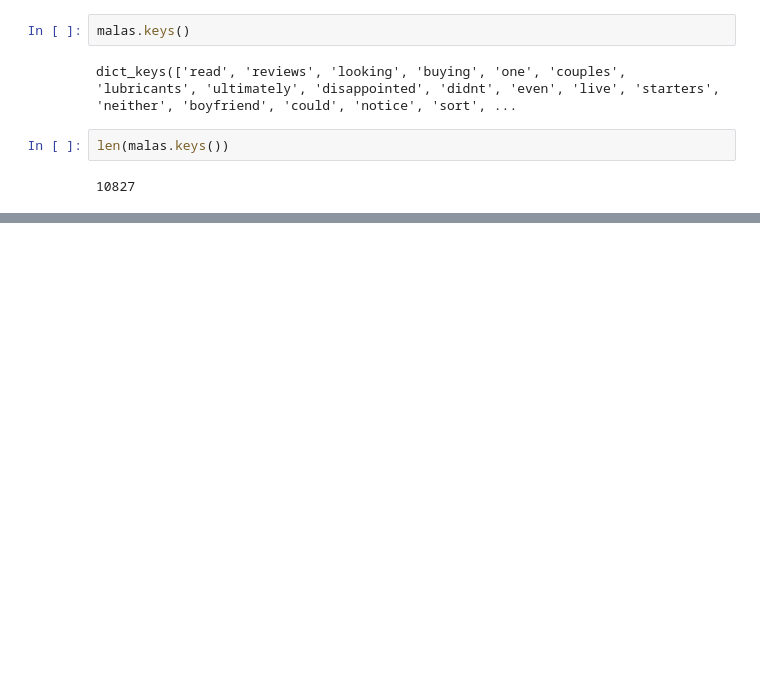
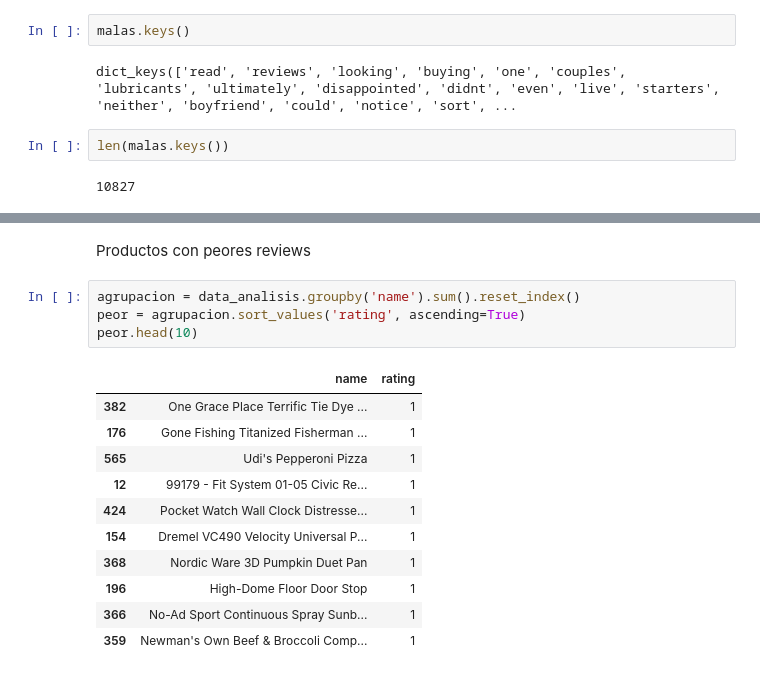
Before and after one commit to andreaeliasc/Lab5-DataScience, a Jupyter notebook: Lab5.ipynb, the cells around one changed output, grey strips where cells are left out. Saved outputs shown, nothing was run; the diff lists cells and outputs as text; blank space fills up the shorter version.

```diff
--- a/Lab5.ipynb
+++ b/Lab5.ipynb
@@ -277,0 +313,18 @@ len(malas.keys())
+# %% [markdown]
+Productos con peores reviews
+# %%
+agrupacion = data_analisis.groupby('name').sum().reset_index()
+peor = agrupacion.sort_values('rating', ascending=True)
+peor.head(10)
+# %% [output]
+|  | name | rating |
+| 382 | One Grace Place Terrific Tie Dye ... | 1 |
+| 176 | Gone Fishing Titanized Fisherman ... | 1 |
+| 565 | Udi's Pepperoni Pizza | 1 |
+| 12 | 99179 - Fit System 01-05 Civic Re... | 1 |
+| 424 | Pocket Watch Wall Clock Distresse... | 1 |
+| 154 | Dremel VC490 Velocity Universal P... | 1 |
+| 368 | Nordic Ware 3D Pumpkin Duet Pan | 1 |
+| 196 | High-Dome Floor Door Stop | 1 |
+| 366 | No-Ad Sport Continuous Spray Sunb... | 1 |
+| 359 | Newman's Own Beef & Broccoli Comp... | 1 |
```
Also changed, not shown: parts of 21 cells of this notebook.
